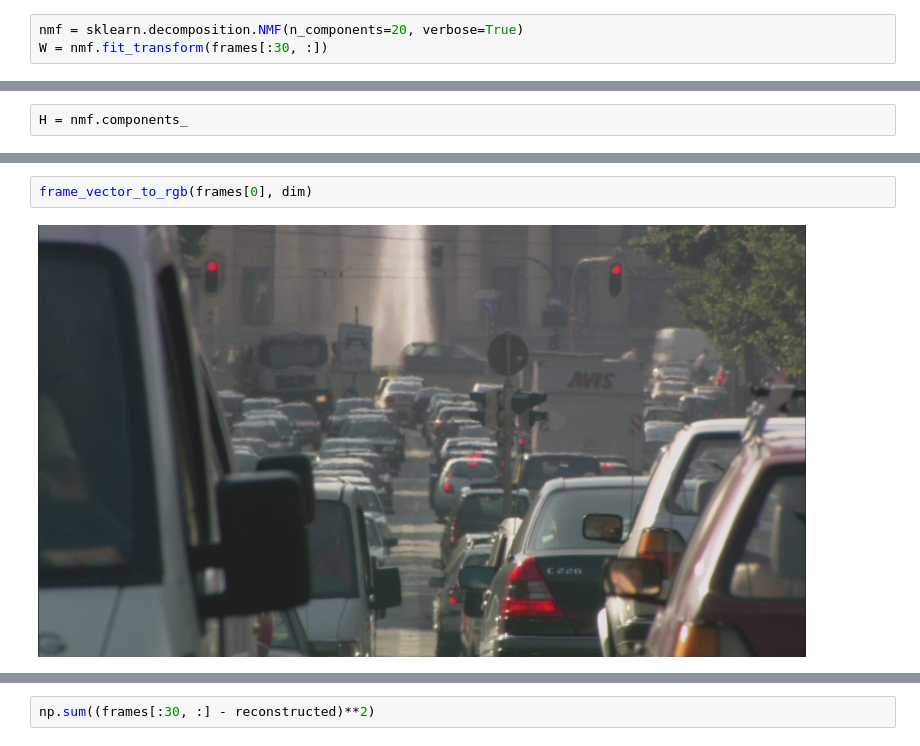
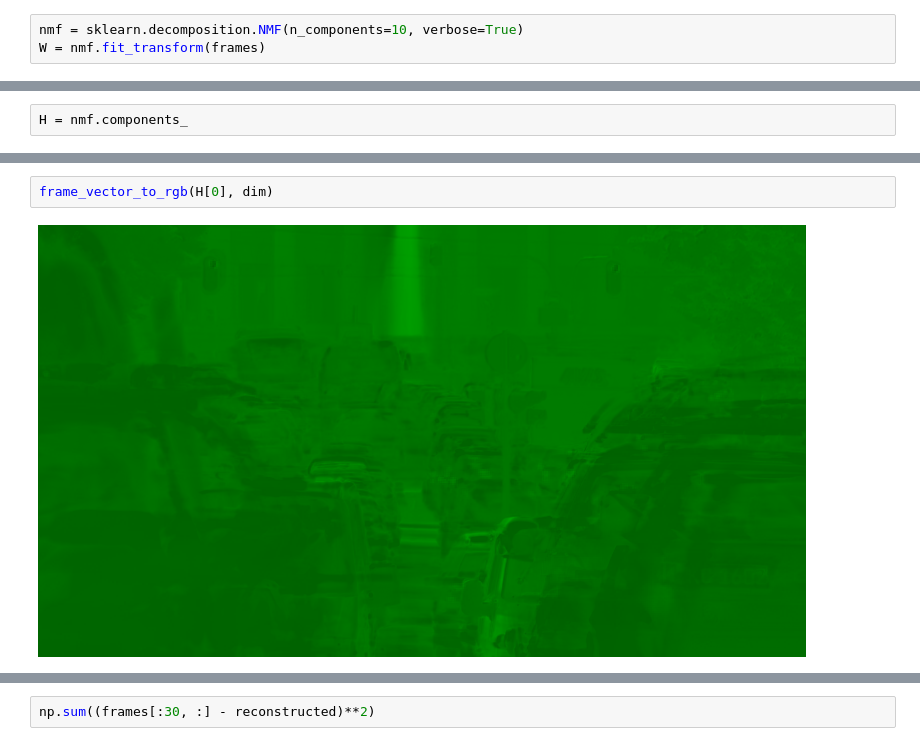
Before and after one commit to ajayjain/video-compression, a Jupyter notebook: Load LIVE videos.ipynb, the cells around one changed output, grey strips where cells are left out. Drawn from its saved outputs; the diff is of its cells as text.

Commit message:
Plotting for NMF results

```diff
--- a/Load LIVE videos.ipynb
+++ b/Load LIVE videos.ipynb
@@ -78,5 +83,5 @@ frame_vector_to_rgb(frames[0], dim)
 # %%
-nmf = sklearn.decomposition.NMF(n_components=20, verbose=True)
-W = nmf.fit_transform(frames[:30, :])
+nmf = sklearn.decomposition.NMF(n_components=10, verbose=True)
+W = nmf.fit_transform(frames)
 # %% [output]
 violation: 1.0
@@ -109,4 +168,4 @@ frame_vector_to_rgb(reconstructed[0], dim)
 # %%
-frame_vector_to_rgb(frames[0], dim)
+frame_vector_to_rgb(H[0], dim)
 # %% [output]
-[figure, old version]
+[figure, new version]
```
Also changed, not shown: parts of 10 cells of this notebook.
